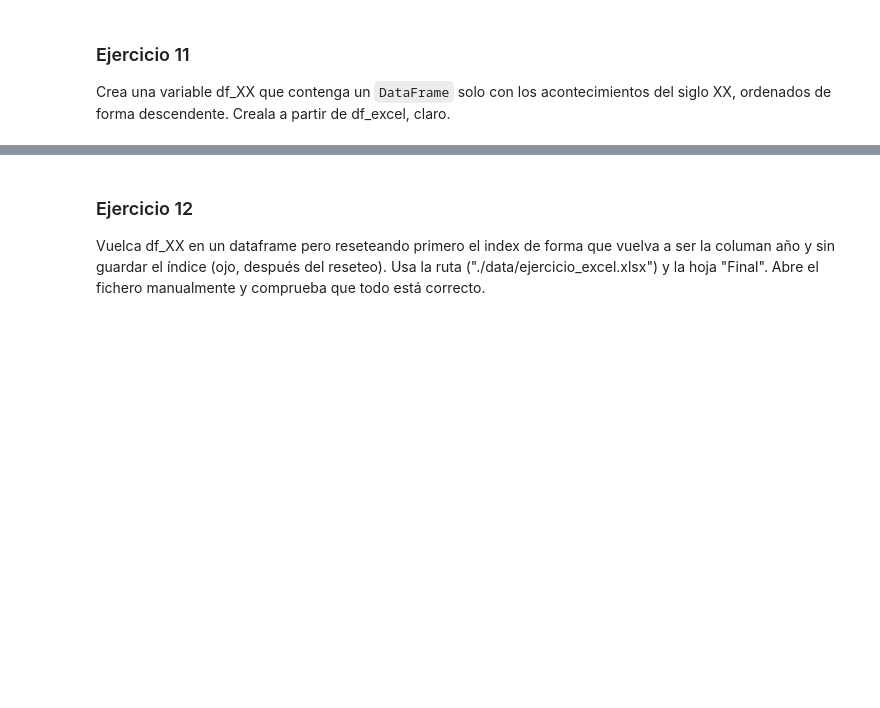
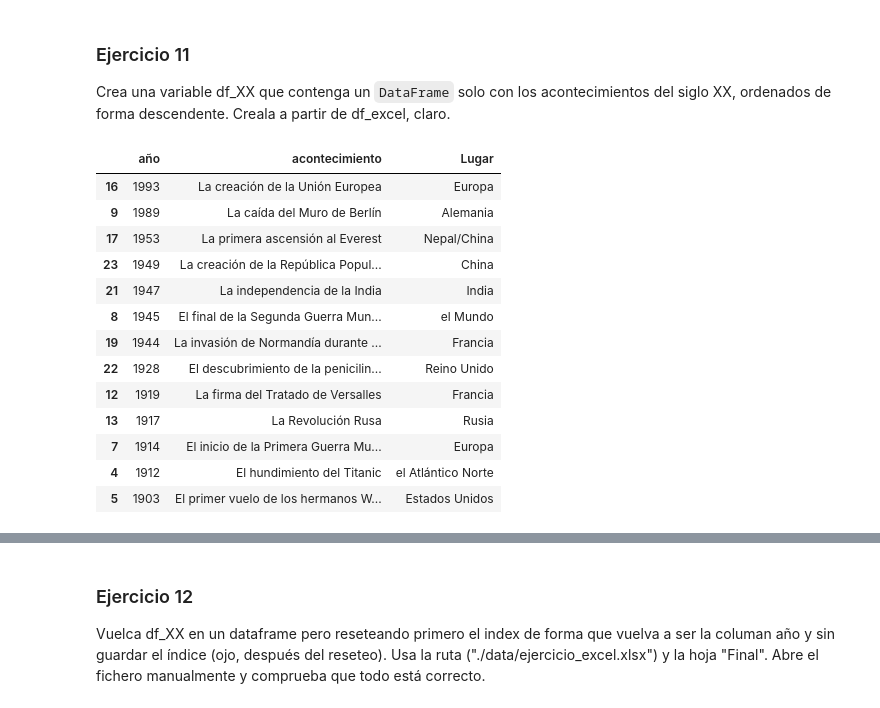
Before and after one commit to mailliwJ/ONLINE_DS_THEBRIDGE_exercises, a Jupyter notebook: 03_Analisis_de_Datos/Sprint_05/Unidad_02/Ejercicios_Workout/08_Ejercicio_Formato_Tabular.ipynb, the cells around one changed output, grey strips where cells are left out. Drawn from its saved outputs; the diff is of its cells as text; code cells hidden in the pictures; blank space fills up the shorter version.

```diff
--- a/03_Analisis_de_Datos/Sprint_05/Unidad_02/Ejercicios_Workout/08_Ejercicio_Formato_Tabular.ipynb
+++ b/03_Analisis_de_Datos/Sprint_05/Unidad_02/Ejercicios_Workout/08_Ejercicio_Formato_Tabular.ipynb
@@ -123,3 +209,6 @@ lugares = ['Estados Unidos',
  'China',
  'Bahamas',
  'España/Portugal']
+# %%
+df_eventos = pd.read_csv("./data/dataset_eventos.csv", sep='|')
+df_eventos.head()
@@ -125,0 +222,3 @@ lugares = ['Estados Unidos',
+# %%
+df_eventos['Lugar'] = lugares
+df_eventos.head()
@@ -141,3 +278,21 @@ Carga ahora los datos del fichero con ruta "./data/df_eventos_historicos.xlsx" e
 ### Ejercicio 11
 
 Crea una variable df_XX que contenga un `DataFrame` solo con los acontecimientos del siglo XX, ordenados de forma descendente. Creala a partir de df_excel, claro.
+# %%
+df_XX = df_eventos[(df_eventos['año'] > 1900) & (df_eventos['año'] < 2000)].sort_values(by='año', ascending=False)
+df_XX
+# %% [output]
+|  | año | acontecimiento | Lugar |
+| 16 | 1993 | La creación de la Unión Europea | Europa |
+| 9 | 1989 | La caída del Muro de Berlín | Alemania |
+| 17 | 1953 | La primera ascensión al Everest | Nepal/China |
+| 23 | 1949 | La creación de la República Popul... | China |
+| 21 | 1947 | La independencia de la India | India |
+| 8 | 1945 | El final de la Segunda Guerra Mun... | el Mundo |
+| 19 | 1944 | La invasión de Normandía durante ... | Francia |
+| 22 | 1928 | El descubrimiento de la penicilin... | Reino Unido |
+| 12 | 1919 | La firma del Tratado de Versalles | Francia |
+| 13 | 1917 | La Revolución Rusa | Rusia |
+| 7 | 1914 | El inicio de la Primera Guerra Mu... | Europa |
+| 4 | 1912 | El hundimiento del Titanic | el Atlántico Norte |
+| 5 | 1903 | El primer vuelo de los hermanos W... | Estados Unidos |
```
Also changed, not shown: parts of 16 cells of this notebook, 8 other files.
